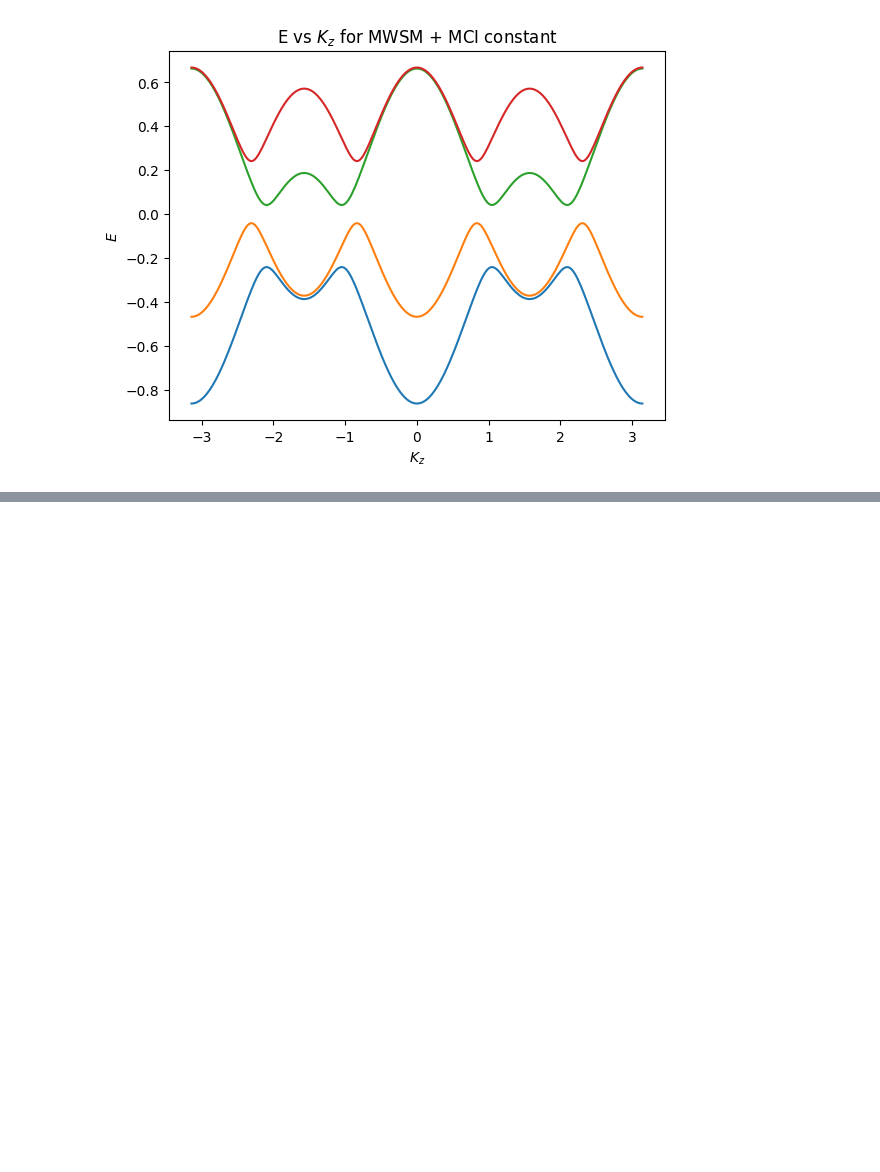
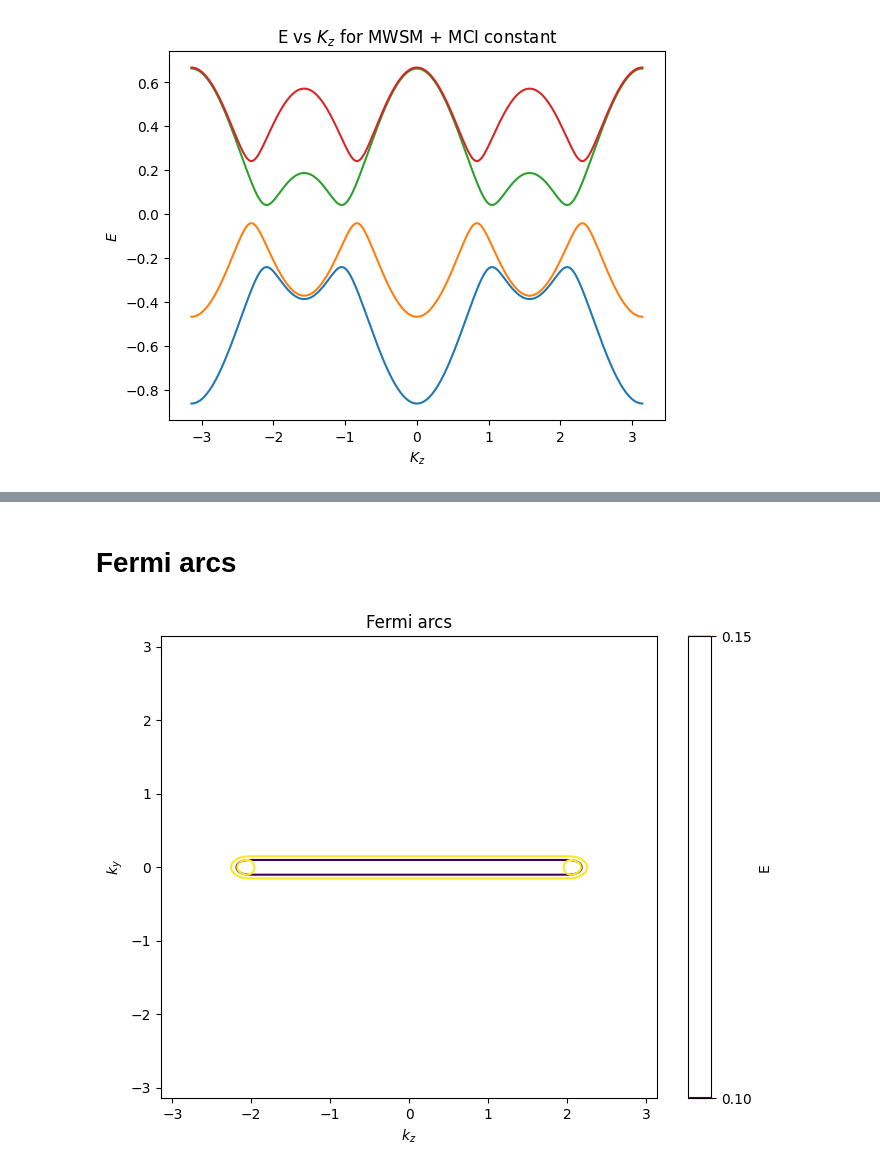
Before and after one commit to gehadibany/topological-phases, a Jupyter notebook: MTSM.ipynb, the cells around one changed output, grey strips where cells are left out. Saved outputs shown, nothing was run; the diff lists cells and outputs as text; code cells hidden in the pictures; blank space fills up the shorter version.

```diff
--- a/MTSM.ipynb
+++ b/MTSM.ipynb
@@ -300,0 +251,42 @@ plt.show()
+# %% [markdown]
+# Fermi arcs
+# %%
+#Periodic-open
+# Parameters
+L = 40
+g1, g2, mp = -0.5, 0.5, 0.1
+
+kzs = np.linspace(-np.pi,np.pi, 301)
+kys = np.linspace(-np.pi,np.pi, 301)
+YY, ZZ = np.meshgrid (kys, kzs)
+
+P1_eigvals_oc_vs_kz = []
+# Hamiltonian
+for kz in kzs:
+    for ky in kys:
+        H_P10 = np.sin(ky)*tau_y+(2+g1-np.cos(ky)-np.cos(kz))*tau_z
+        V_P10 = (-1j/2)*tau_x+(1/2)*tau_z
+
+        HP1_open = np.zeros((2*L, 2*L), dtype=complex)
+        for i in range(L):
+            HP1_open[2*i:2*i+2, 2*i:2*i+2] = H_P10
+            if i < L - 1:
+                HP1_open[2*i:2*i+2, 2*(i+1):2*(i+1)+2] = V_P10
+                HP1_open[2*(i+1):2*(i+1)+2, 2*i:2*i+2] = V_P10.conj().T
+
+        P1_eigenvals_oc = np.linalg.eigvalsh(HP1_open)
+        P1_eigvals_oc_vs_kz.append(P1_eigenvals_oc.real)
+
+arr = np.array(P1_eigvals_oc_vs_kz)
+arr_reshaped = arr.reshape(len(kzs), len(kys), 2*L)
+#Plot
+plt.figure(figsize=(8,6))
+for band in range (2*L):
+    plt.contour(ZZ, YY, arr_reshaped[:, :, band], [0.1,0.15] )
+plt.colorbar(label=f'E' )
+plt.xlabel('$k_z$')
+plt.ylabel('$k_y$')
+plt.title('Fermi arcs')
+plt.show()
+# %% [output]
+[figure, added]
```
Also changed, not shown: parts of 19 cells of this notebook.
